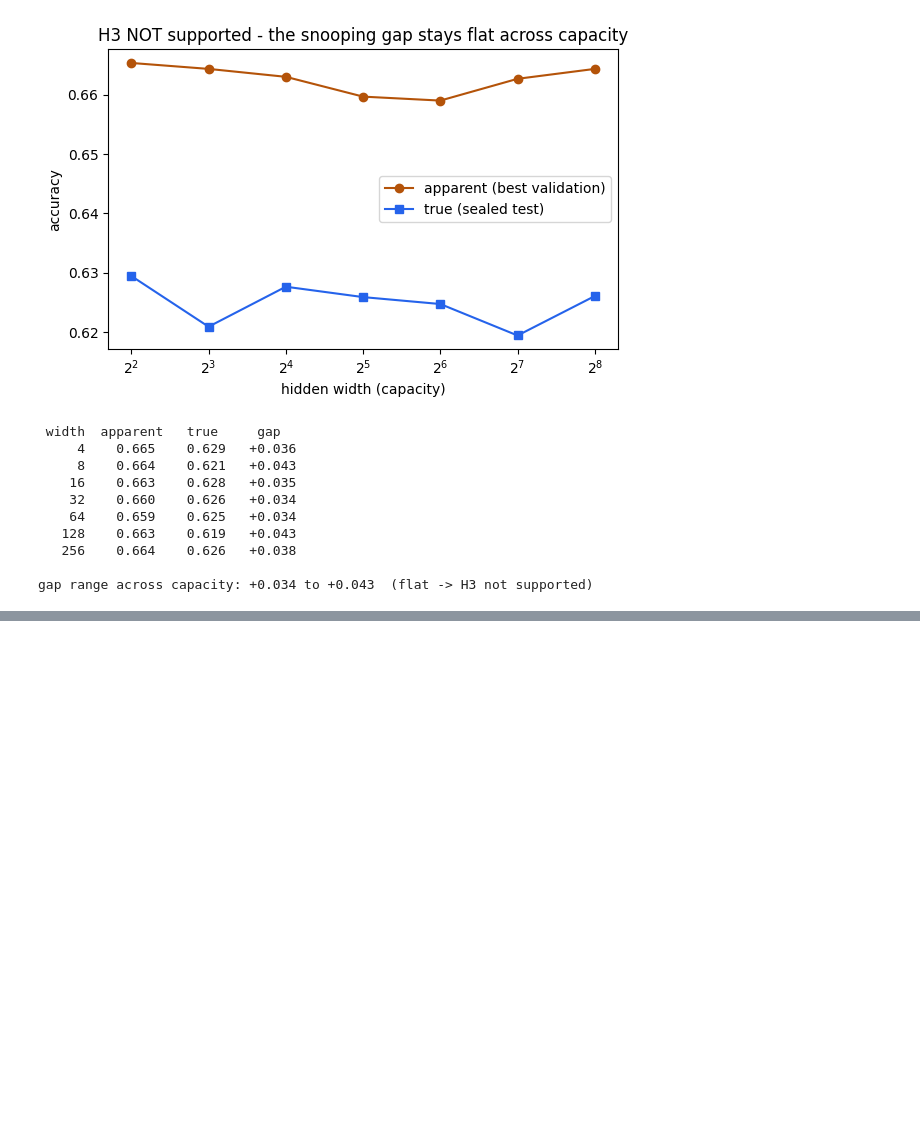
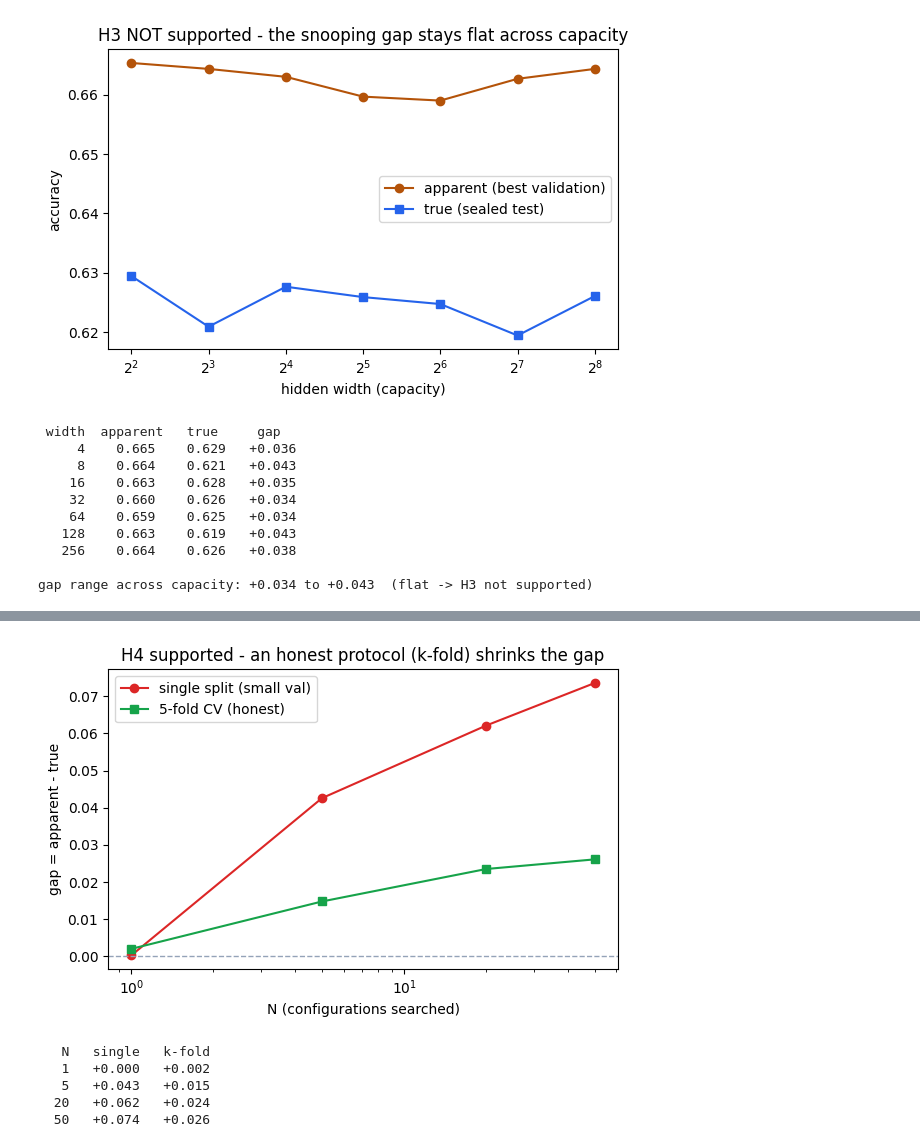
Before and after one commit to VinhDac/RHUL_Final, a Jupyter notebook: notebooks/03_extensions.ipynb, the cells around one changed output, grey strips where cells are left out. Saved outputs shown, nothing was run; the diff lists cells and outputs as text; code cells hidden in the pictures; blank space fills up the shorter version.

```diff
--- a/notebooks/03_extensions.ipynb
+++ b/notebooks/03_extensions.ipynb
@@ -81,0 +79,21 @@ gap range across capacity: +0.034 to +0.043  (flat -> H3 not supported)
+# %%
+case1 = synthetic_splits(1, 20, 0.0, [1000, 200, 20000])
+Ns = [1, 5, 20, 50]; Rp = 6
+g_single = [np.mean([run_once(case1, n, np.random.default_rng(s), epochs=40)['gap'] for s in range(Rp)]) for n in Ns]
+g_kfold  = [np.mean([gap_kfold(case1, n, np.random.default_rng(s), k=5, epochs=40)['gap'] for s in range(Rp)]) for n in Ns]
+fig, ax = plt.subplots(figsize=(6, 4))
+ax.plot(Ns, g_single, 'o-', color='#dc2626', label='single split (small val)')
+ax.plot(Ns, g_kfold,  's-', color='#16a34a', label='5-fold CV (honest)')
+ax.set_xscale('log'); ax.axhline(0, ls='--', lw=1, color='#94a3b8')
+ax.set_xlabel('N (configurations searched)'); ax.set_ylabel('gap = apparent - true')
+ax.set_title('H4 supported - an honest protocol (k-fold) shrinks the gap')
+ax.legend(); fig.tight_layout(); fig.savefig(os.path.join(ROOT, 'figures', 'gap_vs_protocol.svg')); plt.show()
+print(f"{'N':>4}   single   k-fold")
+for n, a, b in zip(Ns, g_single, g_kfold): print(f'{n:>4}   {a:+.3f}   {b:+.3f}')
+# %% [output]
+[figure, added]
+   N   single   k-fold
+   1   +0.000   +0.002
+   5   +0.043   +0.015
+  20   +0.062   +0.024
+  50   +0.074   +0.026
```
Also changed, not shown: parts of 6 cells of this notebook, 8 other files.
